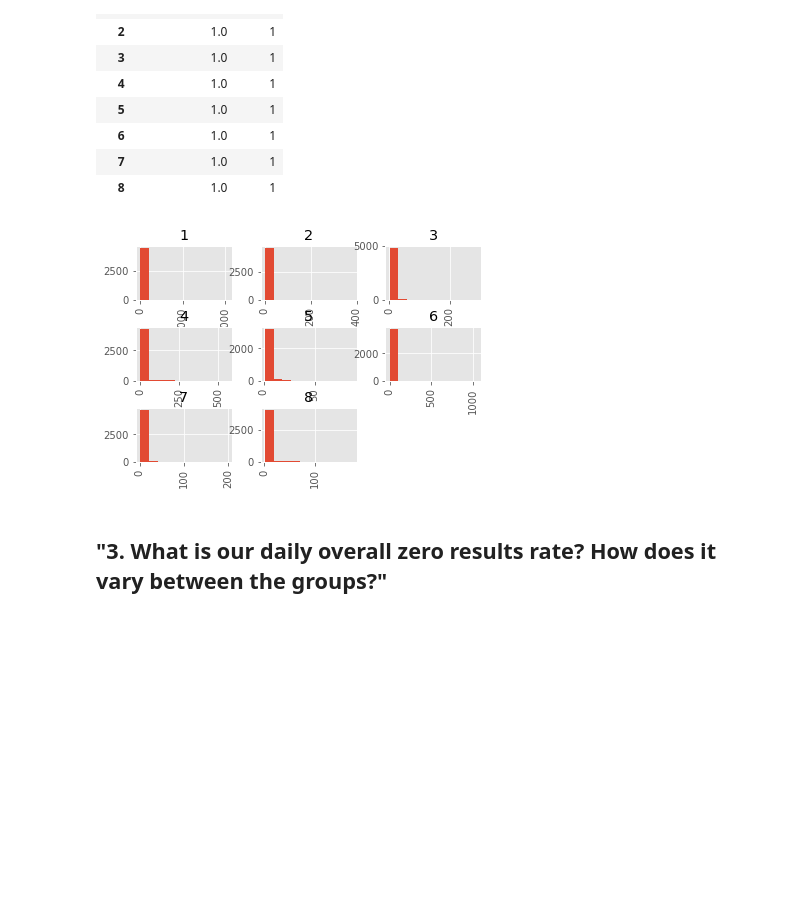
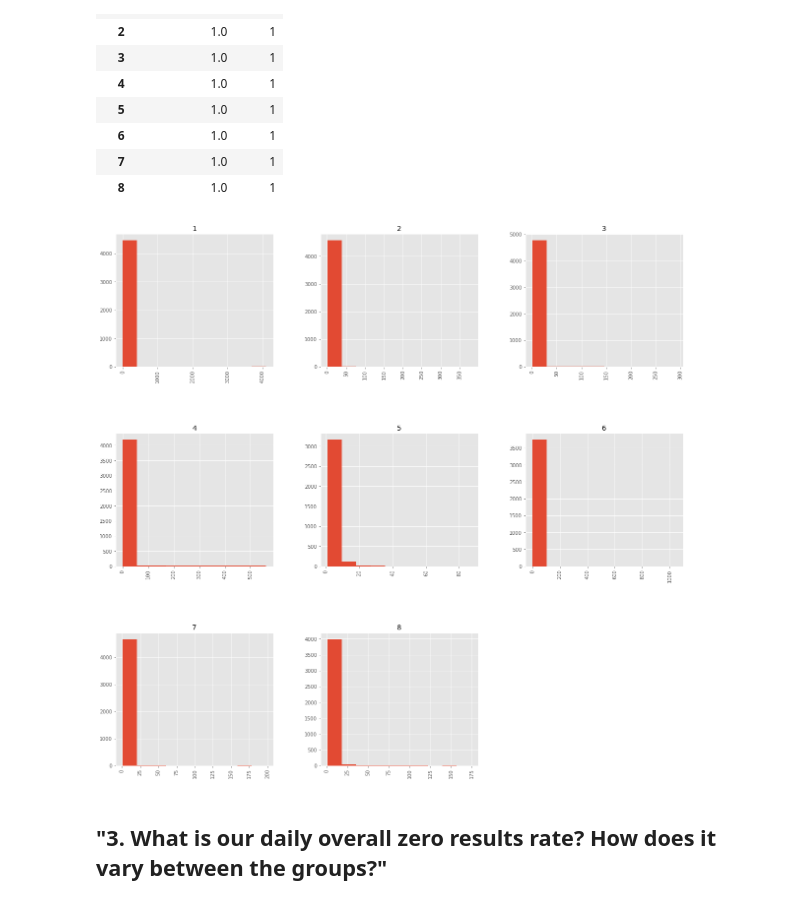
Before and after one commit to wnowak10/wikimedia, a Jupyter notebook: wiki.ipynb, the cells around one changed output. Saved outputs shown, nothing was run; the diff lists cells and outputs as text; code cells hidden in the pictures; blank space fills up the shorter version.

```diff
--- a/wiki.ipynb
+++ b/wiki.ipynb
@@ -268,11 +303,12 @@ rp_gb = df.groupby(['session_id','timestamp','day','action','result_position']).
 rp_vp=rp_gb[rp_gb.action=='visitPage']
 # rp_vp['result_position'].groupby('timestamp')
 # %%
-from matplotlib.pyplot import hist
 rp_vp['result_position'].hist(by=rp_vp['day'])
+from pylab import rcParams
+rcParams['figure.figsize'] = 30, 20
 plt.show()
 # %% [output]
-[figure, old version]
+[figure, new version]
 # %% [markdown]
 ## "3. What is our daily overall zero results rate? How does it vary between the groups?"
 # %% [markdown]
```
Also changed, not shown: parts of 20 cells of this notebook.
